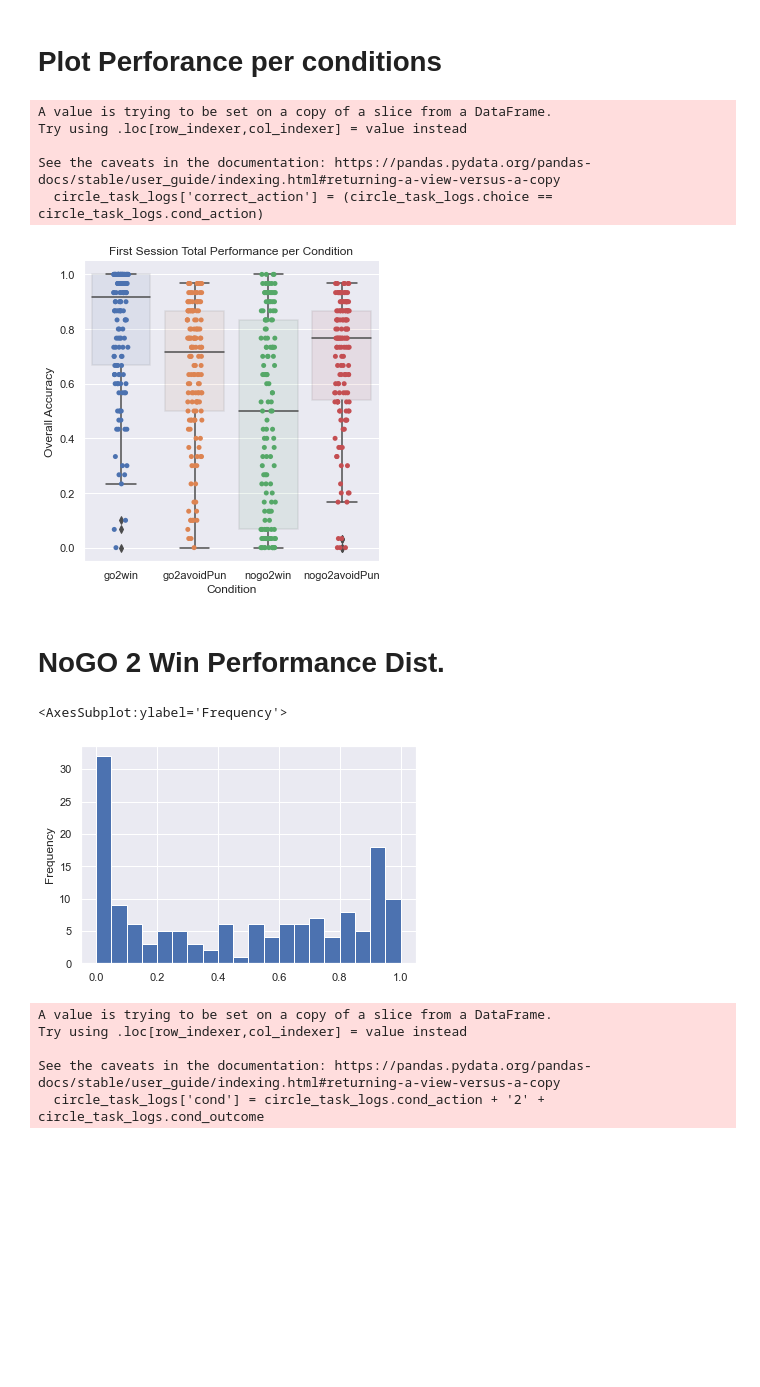
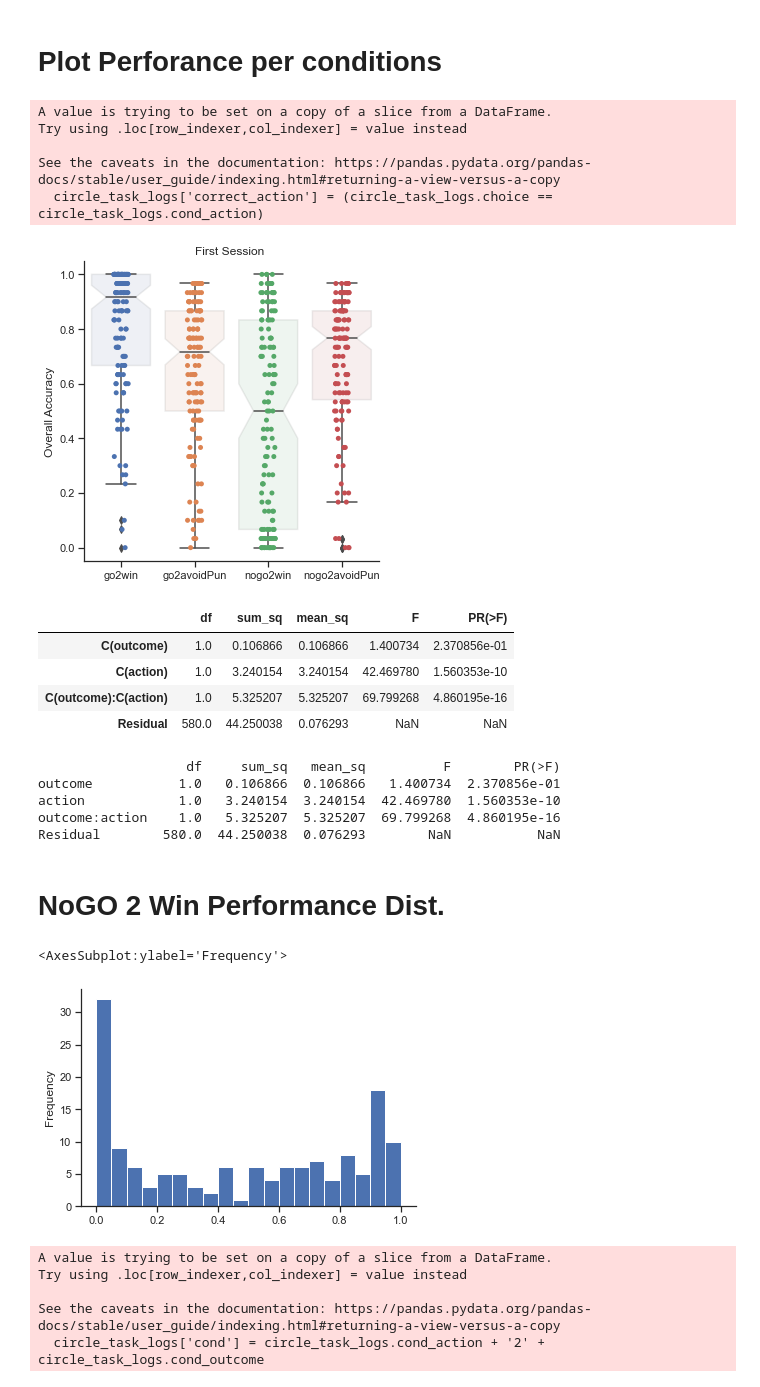
Before and after one commit to Sepsad/Interindividual-differences-in-Learning-to-Act-or-Avoid, a Jupyter notebook: First_session.ipynb, the cells around one changed output. Cells and saved outputs as stored; diff of their text form; code cells hidden in the pictures; blank space fills up the shorter version.

Commit message:
first session update

```diff
--- a/First_session.ipynb
+++ b/First_session.ipynb
@@ -4,7 +4,8 @@ import pandas as pd
 pd.set_option("display.max_columns", None)
 pd.set_option("display.max_rows", 150)
 import seaborn as sns
-sns.set_theme(color_codes=True)
+custom_params = {"axes.spines.right": False, "axes.spines.top": False}
+sns.set_theme(style="ticks", rc=custom_params)
 from scipy import stats
 import statsmodels.api as sm
 import numpy as np
@@ -97,21 +126,21 @@ Index(['run_id', 'condition', 'rt', 'url', 'trial_type', 'trial_index',
 # %%
 mapping = {'1': 'go2win', '2': 'nogo2win', '3': 'go2avoidPun', '4' : 'nogo2avoidPun'}
 
 circle_task_logs = first_session_clean_data[first_session_clean_data.exp_stage == 'main_target_detection']
 
 circle_task_logs['correct_action'] = (circle_task_logs.choice == circle_task_logs.cond_action)
 performance_per_condition = circle_task_logs.groupby(['mturkID','cond']).mean().reset_index()
 performance_per_condition.cond = performance_per_condition.cond.map(mapping)
 
 ax = sns.catplot(x="cond", y="correct", data=performance_per_condition, order= ['go2win','go2avoidPun' ,'nogo2win', 'nogo2avoidPun']);
-ax = sns.boxplot(x="cond", y="correct", data= performance_per_condition , boxprops=dict(alpha=.1), order= ['go2win','go2avoidPun' ,'nogo2win', 'nogo2avoidPun']);
+ax = sns.boxplot(x="cond", y="correct", data= performance_per_condition , boxprops=dict(alpha=.1), notch =True, order= ['go2win','go2avoidPun' ,'nogo2win', 'nogo2avoidPun']);
 
-ax.set(xlabel="Condition", ylabel = "Overall Accuracy", title = 'First Session Total Performance per Condition')
+ax.set(xlabel="", ylabel = "Overall Accuracy", title = 'First Session ')
 plt.show()
 # %% [output]
 A value is trying to be set on a copy of a slice from a DataFrame.
 Try using .loc[row_indexer,col_indexer] = value instead
 
 See the caveats in the documentation: https://pandas.pydata.org/pandas-docs/stable/user_guide/indexing.html#returning-a-view-versus-a-copy
   circle_task_logs['correct_action'] = (circle_task_logs.choice == circle_task_logs.cond_action)
-[figure, old version]
+[figure, new version]
@@ -118,10 +177,38 @@ See the caveats in the documentation: https://pandas.pydata.org/pandas-docs/stab
+# %%
+model = smf.ols('performance ~ C(outcome) + C(action) +\
+C(outcome):C(action)',
+            data=performance_for_anova).fit()
+result = sm.stats.anova_lm(model, type=2)
+
+# Print the result
+(result)
+# %% [output]
+|  | df | sum_sq | mean_sq | F | PR(>F) |
+| C(outcome) | 1.0 | 0.106866 | 0.106866 | 1.400734 | 2.370856e-01 |
+| C(action) | 1.0 | 3.240154 | 3.240154 | 42.469780 | 1.560353e-10 |
+| C(outcome):C(action) | 1.0 | 5.325207 | 5.325207 | 69.799268 | 4.860195e-16 |
+| Residual | 580.0 | 44.250038 | 0.076293 | NaN | NaN |
+# %%
+
+
+my_model_fit = smf.ols("performance ~ outcome * action ", performance_for_anova).fit()
+# print summary of linear regression
+# print(my_model_fit.summary())
+# show anova table
+print(sm.stats.anova_lm(my_model_fit, typ=1))
+# %% [output]
+                   df     sum_sq   mean_sq          F        PR(>F)
+outcome           1.0   0.106866  0.106866   1.400734  2.370856e-01
+action            1.0   3.240154  3.240154  42.469780  1.560353e-10
+outcome:action    1.0   5.325207  5.325207  69.799268  4.860195e-16
+Residual        580.0  44.250038  0.076293        NaN           NaN
 # %% [markdown]
 # NoGO 2 Win Performance Dist.
 # %%
 performance_per_condition[performance_per_condition.cond == 'nogo2win'].correct.plot(kind='hist', bins = 20)
 # %% [output]
 <AxesSubplot:ylabel='Frequency'>
-[figure, old version]
+[figure, new version]
 # %%
 circle_task_logs['cond'] = circle_task_logs.cond_action + '2' + circle_task_logs.cond_outcome
 GOs = (circle_task_logs[circle_task_logs.choice == 'go'].groupby(['mturkID']).count()['run_id'].rename('first_num_GOs'))
```
Also changed, not shown: parts of 42 cells of this notebook.
